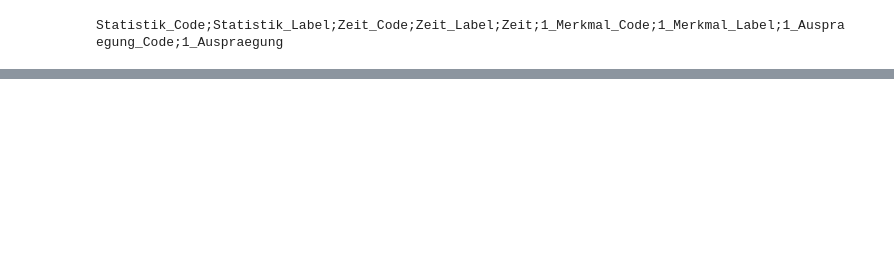
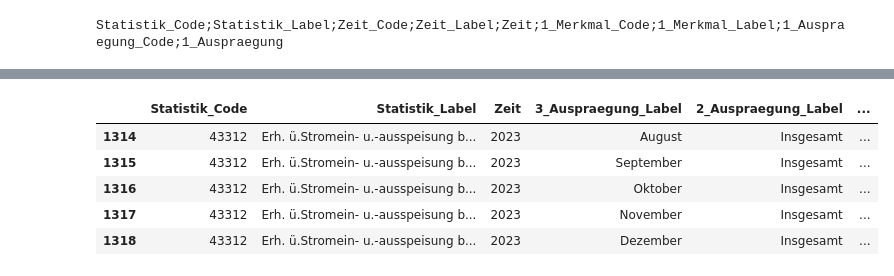
Before and after one commit to wahlatlas/api, a Jupyter notebook: stromhandel-genesis.ipynb, the cells around one changed output, grey strips where cells are left out. Cells and saved outputs as stored; diff of their text form; code cells hidden in the pictures; blank space fills up the shorter version.

```diff
--- a/stromhandel-genesis.ipynb
+++ b/stromhandel-genesis.ipynb
@@ -116,2 +121,12 @@ nachbarn = ['Insgesamt', 'Frankreich', 'Niederlande', 'Österreich', 'Tschechien
+# %%
+df.tail(5)[["Statistik_Code","Statistik_Label","Zeit","3_Auspraegung_Label","2_Auspraegung_Label",
+            "EKT102__Einfuhr_von_Elektrizitaet__MWh", "EKT202__Ausfuhr_von_Elektrizitaet__MWh"]]
+# %% [output]
+|  | Statistik_Code | Statistik_Label | Zeit | 3_Auspraegung_Label | 2_Auspraegung_Label | ... |
+| 1314 | 43312 | Erh. ü.Stromein- u.-ausspeisung b... | 2023 | August | Insgesamt | ... |
+| 1315 | 43312 | Erh. ü.Stromein- u.-ausspeisung b... | 2023 | September | Insgesamt | ... |
+| 1316 | 43312 | Erh. ü.Stromein- u.-ausspeisung b... | 2023 | Oktober | Insgesamt | ... |
+| 1317 | 43312 | Erh. ü.Stromein- u.-ausspeisung b... | 2023 | November | Insgesamt | ... |
+| 1318 | 43312 | Erh. ü.Stromein- u.-ausspeisung b... | 2023 | Dezember | Insgesamt | ... |
 # %%
 df["myTime"] = pd.to_datetime(pd.DataFrame({'year':df["Zeit"], 'month':df["3_Auspraegung_Code"].str[-2:], 'day':15}))
```
Also changed, not shown: parts of 16 cells of this notebook.
